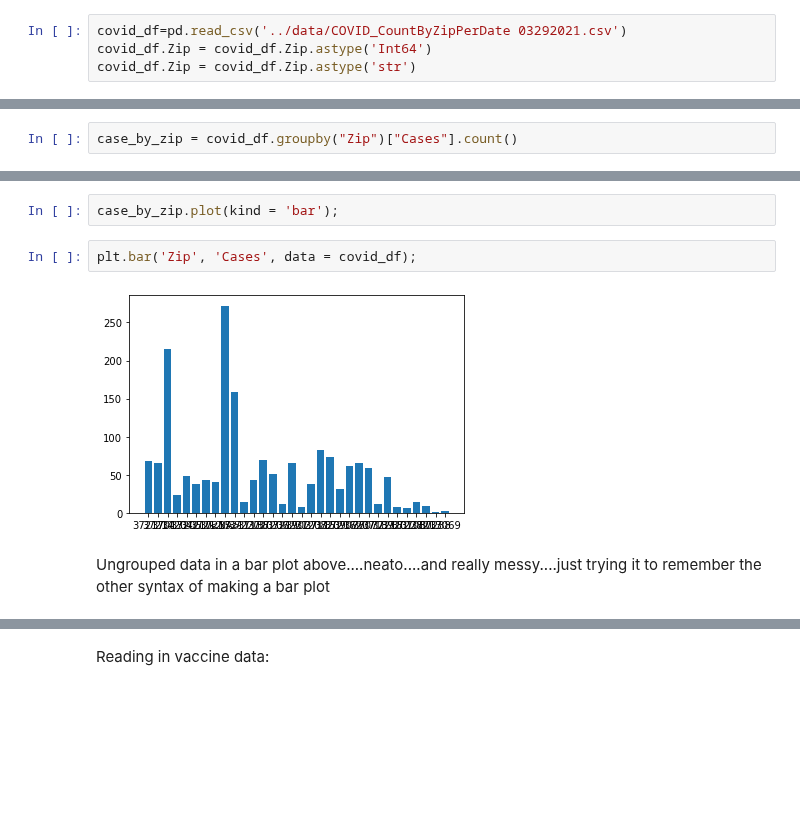
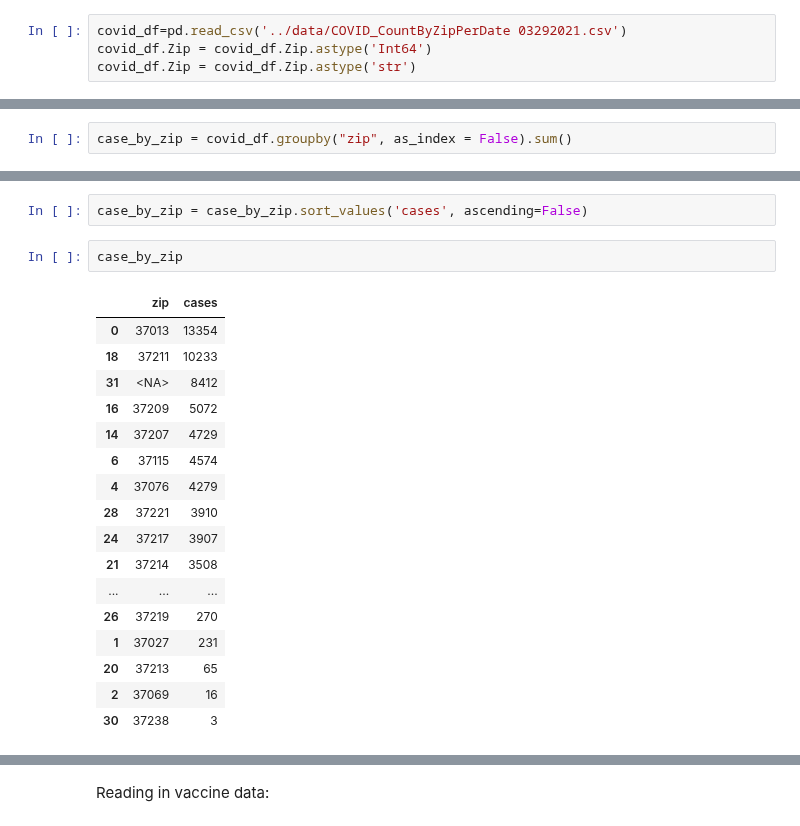
Before and after one commit to Engu12/nash-covid-cases-vaccines-honky_tonkin, a Jupyter notebook: notebooks/COVID.ipynb, the cells around one changed output, grey strips where cells are left out. Cells and saved outputs as stored; diff of their text form; blank space fills up the shorter version.

```diff
--- a/notebooks/COVID.ipynb
+++ b/notebooks/COVID.ipynb
@@ -50,4 +84,4 @@ covid_df.info()
 # %%
-case_by_zip = covid_df.groupby("Zip")["Cases"].count()
+case_by_zip = covid_df.groupby("zip", as_index = False).sum()
 # %%
 case_by_zip
@@ -54,8 +106,22 @@ case_by_zip
-# %%
-case_by_zip.plot(kind = 'bar');
-# %%
-plt.bar('Zip', 'Cases', data = covid_df);
-# %% [output]
-[figure, removed]
-# %% [markdown]
-Ungrouped data in a bar plot above....neato....and really messy....just trying it to remember the other syntax of making a bar plot
+# %%
+case_by_zip = case_by_zip.sort_values('cases', ascending=False)
+# %%
+case_by_zip
+# %% [output]
+|  | zip | cases |
+| 0 | 37013 | 13354 |
+| 18 | 37211 | 10233 |
+| 31 | <NA> | 8412 |
+| 16 | 37209 | 5072 |
+| 14 | 37207 | 4729 |
+| 6 | 37115 | 4574 |
+| 4 | 37076 | 4279 |
+| 28 | 37221 | 3910 |
+| 24 | 37217 | 3907 |
+| 21 | 37214 | 3508 |
+| ... | ... | ... |
+| 26 | 37219 | 270 |
+| 1 | 37027 | 231 |
+| 20 | 37213 | 65 |
+| 2 | 37069 | 16 |
+| 30 | 37238 | 3 |
```
Also changed, not shown: parts of 19 cells of this notebook.
